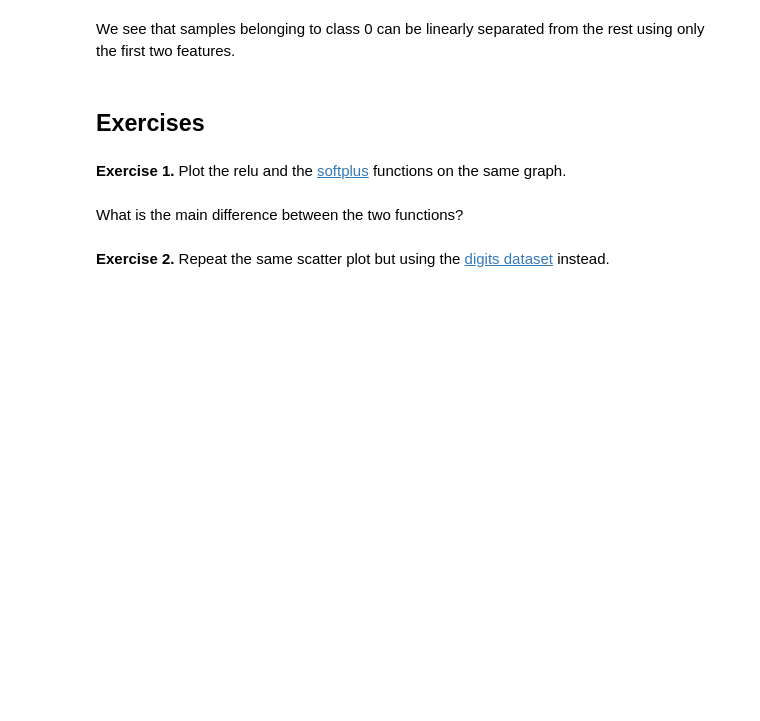
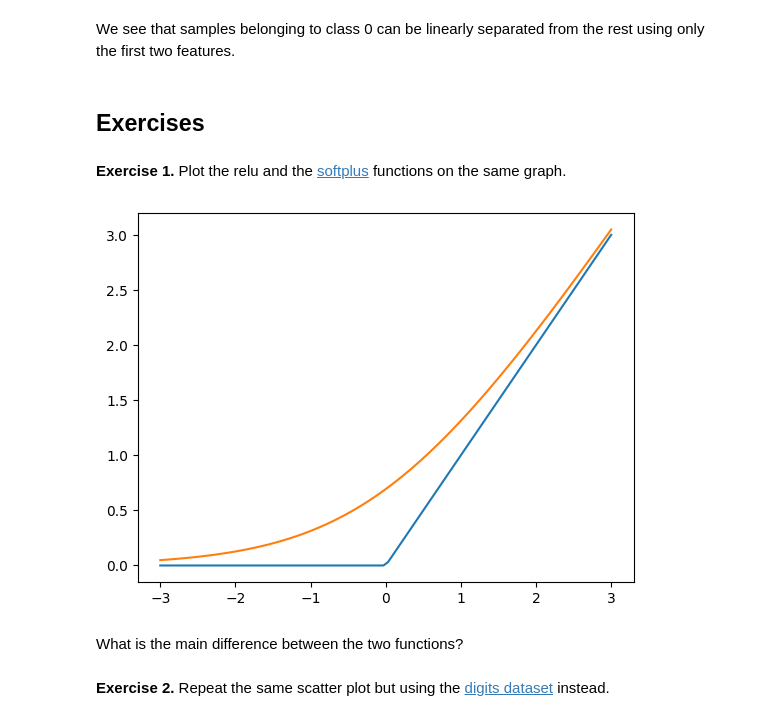
Before and after one commit to nayans09/Algoverse26, a Jupyter notebook: notebooks/01_python_basics.ipynb, the cells around one changed output. Saved outputs shown, nothing was run; the diff lists cells and outputs as text; code cells hidden in the pictures; blank space fills up the shorter version.

```diff
--- a/notebooks/01_python_basics.ipynb
+++ b/notebooks/01_python_basics.ipynb
@@ -437,6 +437,6 @@ new_array = np.array([[[1, 2],[3, 4]],[[5,6],[7,8]]])
 **Exercise 2.** Rewrite the relu function (see Python section) using [np.maximum](https://numpy.org/doc/stable/reference/generated/numpy.maximum.html). Check that it works on both a single value and on an array of values.
 # %%
 def relu_numpy(x):
-  return
+  return np.maximum(0,x)
 
 relu_numpy(np.array([1, -3, 2.5]))
@@ -516,6 +524,15 @@ We see that samples belonging to class 0 can be linearly separated from the rest
 ## Exercises
 # %% [markdown]
 **Exercise 1.** Plot the relu and the [softplus](https://en.wikipedia.org/wiki/Rectifier_(neural_networks)#Softplus) functions on the same graph.
+# %%
+x_values = np.linspace(-3, 3, 100)
+
+plt.figure()
+plt.plot(x_values, relu_numpy(x_values), label="ReLU")
+plt.plot(x_values, np.logaddexp(0, x_values), label="softplus")
+plt.show()
+# %% [output]
+[figure, added]
 # %% [markdown]
 What is the main difference between the two functions?
 # %% [markdown]
```
Also changed, not shown: parts of 6 cells of this notebook.
